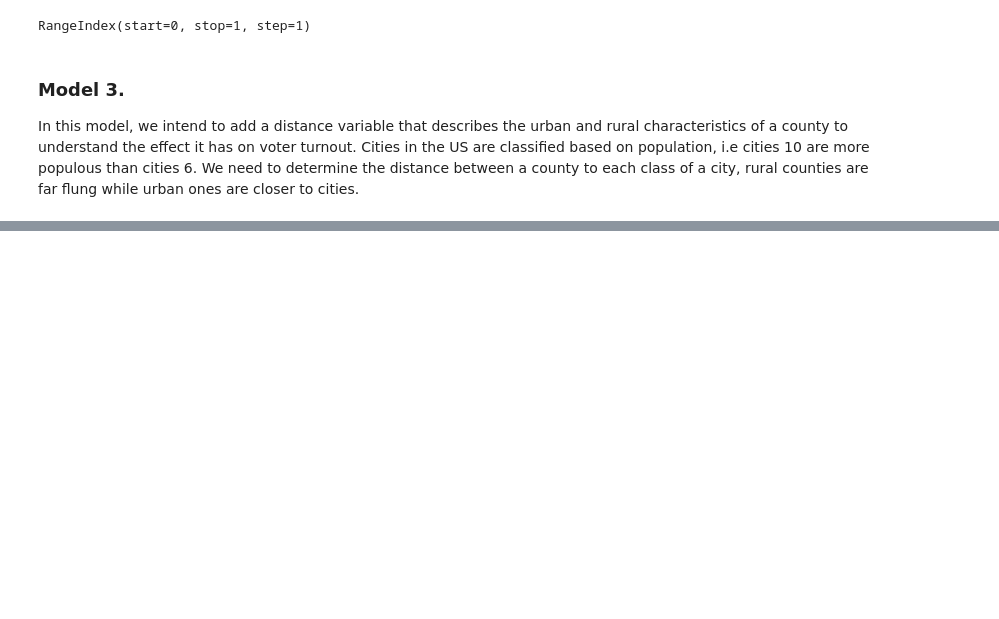
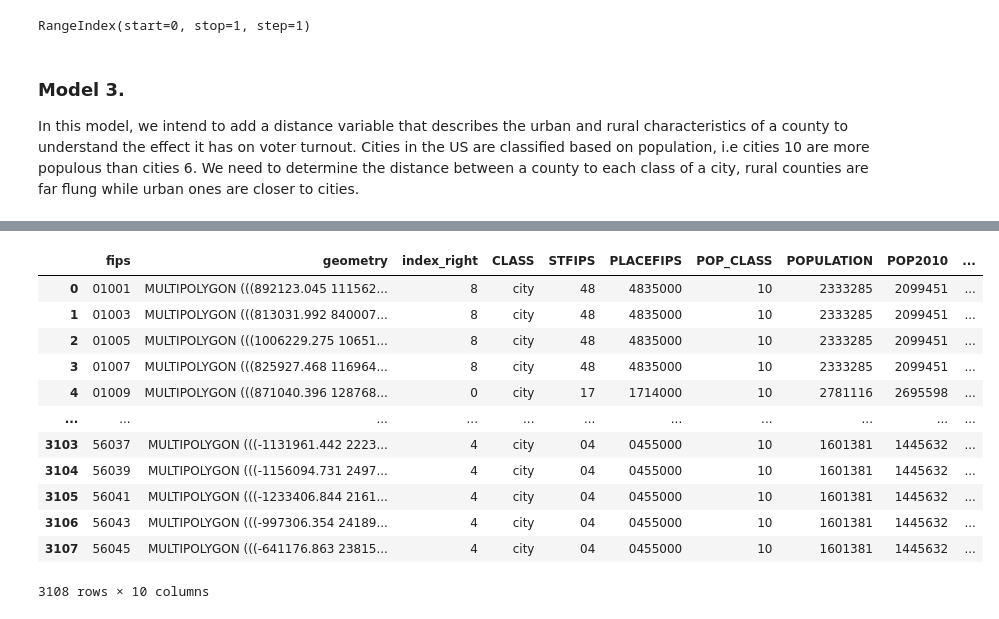
Before and after one commit to kechcole/Machine-Learning, a Jupyter notebook: Notebook/4.Decision Tree algorithm.ipynb, the cells around one changed output, grey strips where cells are left out. Drawn from its saved outputs; the diff is of its cells as text; code cells hidden in the pictures; blank space fills up the shorter version.

```diff
--- a/Notebook/4.Decision Tree algorithm.ipynb
+++ b/Notebook/4.Decision Tree algorithm.ipynb
@@ -492,0 +506,26 @@ float64
+# %%
+# Find the closest city of class 10 to each county , add a column with distance
+# Ensure all layers are in projected coordinate system since all operations in geopandas are planar
+# A geographic coordinate system gives an error in distances
+# Counties that intersect with cities have distance 0
+
+cities_w_counties = gpd.sjoin_nearest(data_projected1, cities_10_projected, distance_col="distances")
+
+# Divide distances by 1000 to get km
+cities_w_counties.distances = cities_w_counties.distances / 1000
+
+cities_w_counties
+# %% [output]
+|  | fips | geometry | index_right | CLASS | STFIPS | PLACEFIPS | POP_CLASS | POPULATION | POP2010 | ... |
+| 0 | 01001 | MULTIPOLYGON (((892123.045 111562... | 8 | city | 48 | 4835000 | 10 | 2333285 | 2099451 | ... |
+| 1 | 01003 | MULTIPOLYGON (((813031.992 840007... | 8 | city | 48 | 4835000 | 10 | 2333285 | 2099451 | ... |
+| 2 | 01005 | MULTIPOLYGON (((1006229.275 10651... | 8 | city | 48 | 4835000 | 10 | 2333285 | 2099451 | ... |
+| 3 | 01007 | MULTIPOLYGON (((825927.468 116964... | 8 | city | 48 | 4835000 | 10 | 2333285 | 2099451 | ... |
+| 4 | 01009 | MULTIPOLYGON (((871040.396 128768... | 0 | city | 17 | 1714000 | 10 | 2781116 | 2695598 | ... |
+| ... | ... | ... | ... | ... | ... | ... | ... | ... | ... | ... |
+| 3103 | 56037 | MULTIPOLYGON (((-1131961.442 2223... | 4 | city | 04 | 0455000 | 10 | 1601381 | 1445632 | ... |
+| 3104 | 56039 | MULTIPOLYGON (((-1156094.731 2497... | 4 | city | 04 | 0455000 | 10 | 1601381 | 1445632 | ... |
+| 3105 | 56041 | MULTIPOLYGON (((-1233406.844 2161... | 4 | city | 04 | 0455000 | 10 | 1601381 | 1445632 | ... |
+| 3106 | 56043 | MULTIPOLYGON (((-997306.354 24189... | 4 | city | 04 | 0455000 | 10 | 1601381 | 1445632 | ... |
+| 3107 | 56045 | MULTIPOLYGON (((-641176.863 23815... | 4 | city | 04 | 0455000 | 10 | 1601381 | 1445632 | ... |
+3108 rows × 10 columns
```
Also changed, not shown: parts of 7 cells of this notebook.
